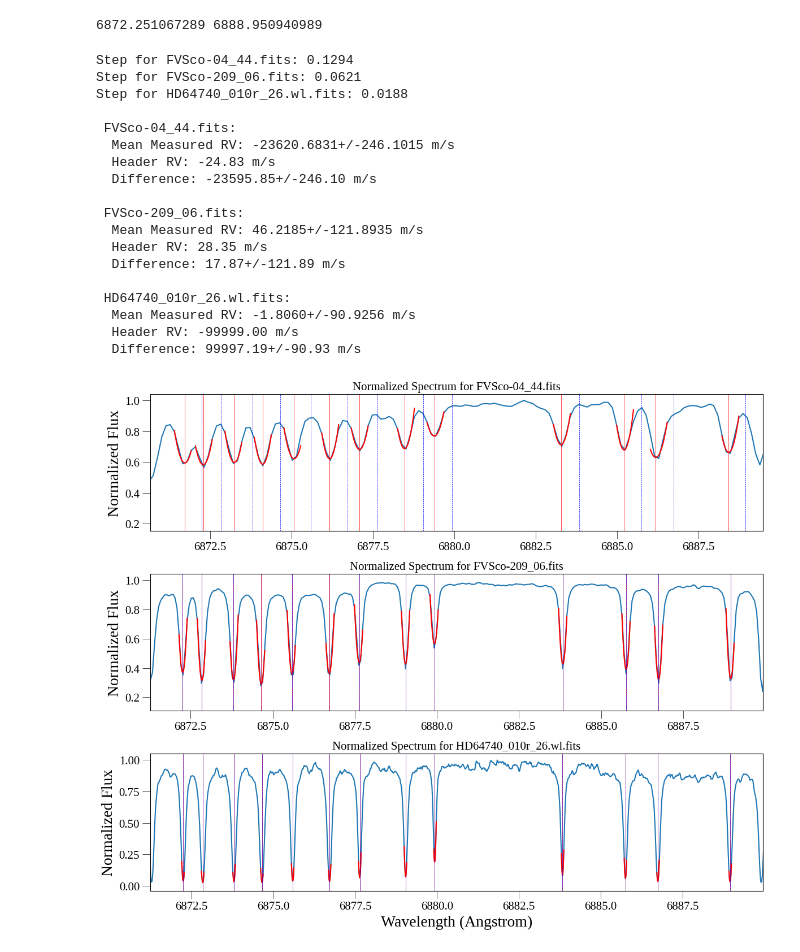
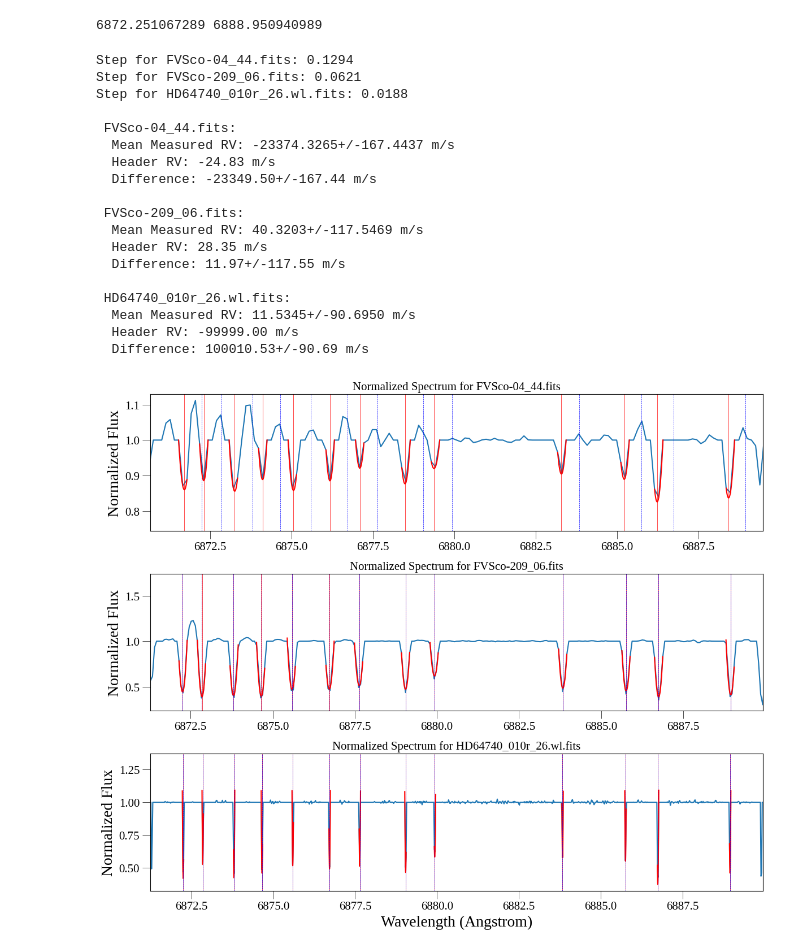
Before and after one commit to PoruchikRzhevsky/Prakticka-astrofyzika, a Jupyter notebook: Lines/lines.ipynb, the cells around one changed output. Cells and saved outputs as stored; diff of their text form; code cells hidden in the pictures.

Commit message:
change in spectrum normalization

```diff
--- a/Lines/lines.ipynb
+++ b/Lines/lines.ipynb
@@ -70,6 +98,15 @@ def uncert(data_input, uncert_inst):
     return np.sqrt((np.std(data_input)/np.sqrt(len(data_input)))**2 + uncert_inst**2)*t_coeff
 # %%
 plt.figure(figsize=(12, 10))
+
+min_window_list = [5, 10, 5]
+max_window_list = [100, 80, 30]
+step_list = [5, 5, 2]
+
+step_multiplier_list = [1, 2, 1.1]
+
+x_left_lim = [0.8, 0.2, 0.2]
+x_right_lim = [0, 0.2, 0.2]
 
 header_rvs = []
 mean_rvs = []
@@ -79,6 +116,8 @@ for i, fits_file in enumerate(fits_files):
     with fits.open(f'data/{fits_file}') as hdul:
         header = hdul[0].header
         flux = hdul[0].data
+
+        flux = np.asarray(flux, dtype=np.float64)
 
         # Finring RV from heared
         rv_helio = header.get('VHELIO', None)
@@ -99,17 +138,17 @@ for i, fits_file in enumerate(fits_files):
         # Taking wavelength step as error
         print(f"Step for {fits_file}: {step:.4f}")
 
+        optimal_window = find_optimal_window(flux, min_window_list[i], max_window_list[i], step_list[i])
+
         # Doing normalization
-        norm_wavelength, norm_flux = normalize_spectrum(wavelength, flux)
+        norm_wavelength, norm_flux = normalize_to_continuum(wavelength, flux, optimal_window)
 
         # Local minima
         inverted_flux = -norm_flux
-        minima_indices, _ = find_peaks(inverted_flux, prominence=0.1)
+        minima_indices, _ = find_peaks(inverted_flux, prominence=0.05)
         minima_wavelengths = norm_wavelength[minima_indices]
 
-        x = 0.8
-        y= 0.2
-        minima_wavelengths = minima_wavelengths[(minima_wavelengths > lab_lines_min-x) & (minima_wavelengths < lab_lines_max+y)]
+        minima_wavelengths = minima_wavelengths[(minima_wavelengths > lab_lines_min-x_left_lim[i]) & (minima_wavelengths < lab_lines_max+x_right_lim[i])]
 
         # Plot the spectra
         ax = plt.subplot(len(fits_files), 1, i + 1)
@@ -127,9 +166,11 @@ for i, fits_file in enumerate(fits_files):
             # Fitting the closest wavelength
             observed_wavelength = minima_wavelengths[counter]
 
-            mask = (norm_wavelength >= observed_wavelength - step*2) & (norm_wavelength <= observed_wavelength + step*2)
+            mask = (norm_wavelength >= observed_wavelength - step*step_multiplier_list[i]) & (norm_wavelength <= observed_wavelength + step*step_multiplier_list[i])
             x_data = norm_wavelength[mask]
             y_data = norm_flux[mask]
+
+            # ax.axvspan(lab_line - x_left_lim[i], lab_line + x_right_lim[i], color='gray', alpha=0.3)
 
             coeffs = np.polyfit(x_data, y_data, 2)
 
@@ -149,9 +190,9 @@ for i, fits_file in enumerate(fits_files):
             errors.append(sigma_x)
 
             # Generate the fitted curve
-            fit_x = np.linspace(observed_wavelength - step*2, observed_wavelength + step*2, 100)
+            fit_x = np.linspace(observed_wavelength - step*step_multiplier_list[i], observed_wavelength + step*step_multiplier_list[i], 100)
             fit_y = np.polyval(coeffs, fit_x)
-            plt.plot(fit_x, fit_y, color='red')
+            plt.plot(fit_x, fit_y, color='r')
 
             rv = calculate_rv(ufloat(x_min, sigma_x), ufloat(lab_line, lab_line_err[counter]))
             rv_spectrum.append(rv)
@@ -176,41 +217,46 @@ for i, fits_file in enumerate(fits_files):
         ax.set_ylabel(r'Normalized Flux')
         ax.xaxis.label.set_fontsize(20)
         ax.yaxis.label.set_fontsize(20)
         ax.tick_params(axis="both", which="major", length=10, width=0.5, labelsize=15)
         ax.tick_params(axis="both", which="minor", length=5, width=0.5, labelsize=15)
         ax.set_title(f'Normalized Spectrum for {fits_file}', fontsize=15)
 
+        # ax.set_xlim(6874,6876)
         ax.set_xlim(min(observed_wavelength_list)-1, max(observed_wavelength_list)+1)
-        # ax.set_xlim(6874,6876)
 
 for i, fits_file in enumerate(fits_files):
     print(f"\n {fits_file}:")
     print(f"  Mean Measured RV: {mean_rvs[i]:.4f} m/s")
     print(f"  Header RV: {header_rvs[i]:.2f} m/s")
     print(f"  Difference: {mean_rvs[i] - header_rvs[i]:.2f} m/s")
+
 plt.tight_layout()
+
 # plt.savefig('images/spectra.png')
+# plt.savefig('images/spectra_lines.png')
+# plt.savefig('images/spectra_telur.png')
+
 plt.show()
 # %% [output]
 Step for FVSco-04_44.fits: 0.1294
 Step for FVSco-209_06.fits: 0.0621
 Step for HD64740_010r_26.wl.fits: 0.0188
 
  FVSco-04_44.fits:
-  Mean Measured RV: -23620.6831+/-246.1015 m/s
+  Mean Measured RV: -23374.3265+/-167.4437 m/s
   Header RV: -24.83 m/s
-  Difference: -23595.85+/-246.10 m/s
+  Difference: -23349.50+/-167.44 m/s
 
  FVSco-209_06.fits:
-  Mean Measured RV: 46.2185+/-121.8935 m/s
+  Mean Measured RV: 40.3203+/-117.5469 m/s
   Header RV: 28.35 m/s
-  Difference: 17.87+/-121.89 m/s
+  Difference: 11.97+/-117.55 m/s
 
  HD64740_010r_26.wl.fits:
-  Mean Measured RV: -1.8060+/-90.9256 m/s
+  Mean Measured RV: 11.5345+/-90.6950 m/s
   Header RV: -99999.00 m/s
-  Difference: 99997.19+/-90.93 m/s
+  Difference: 100010.53+/-90.69 m/s
-[figure, old version]
+[figure, new version]
 # %%
 fig, axs = plt.subplots(3, 1, figsize=(12, 10))
 
```
Also changed, not shown: parts of 3 cells of this notebook, 7 other files.
